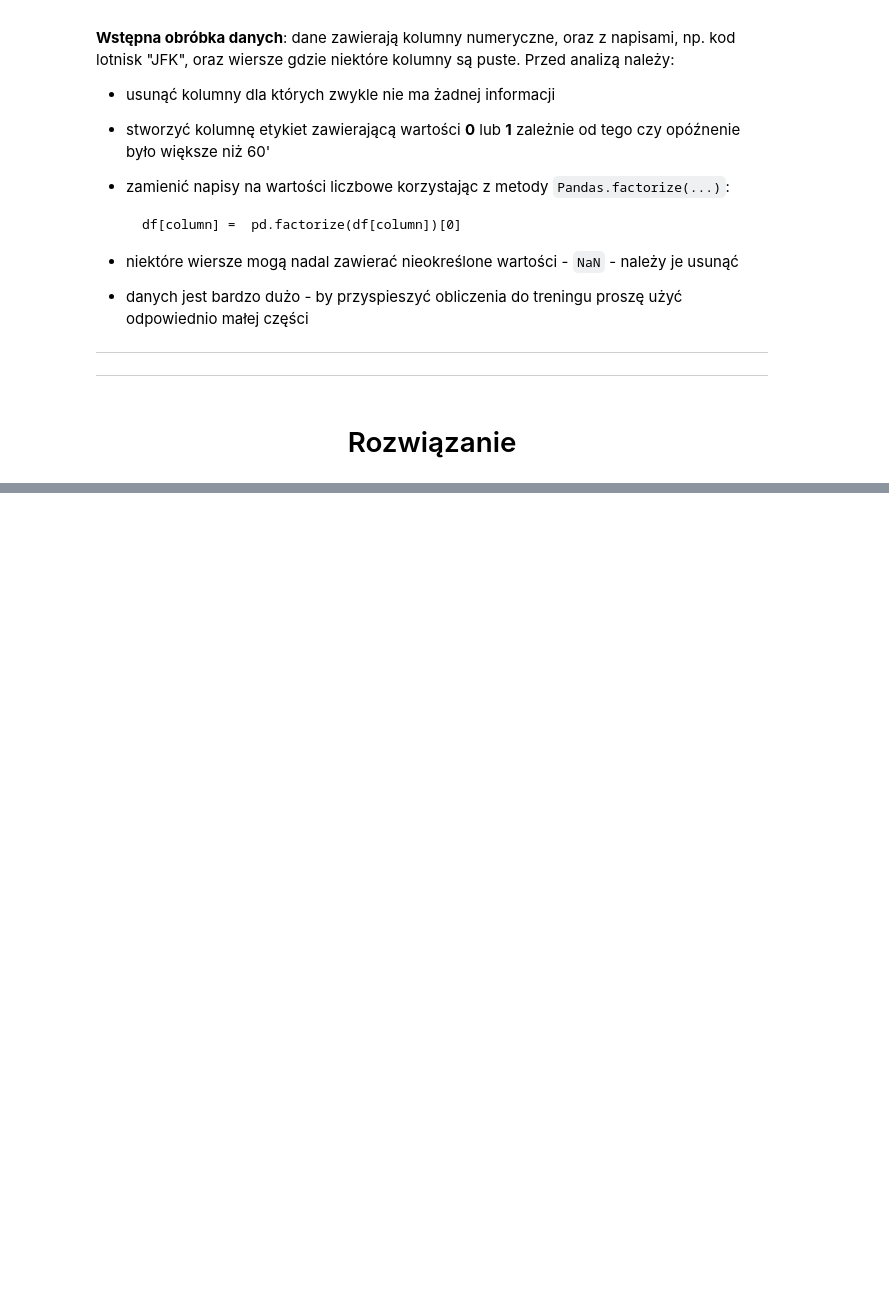
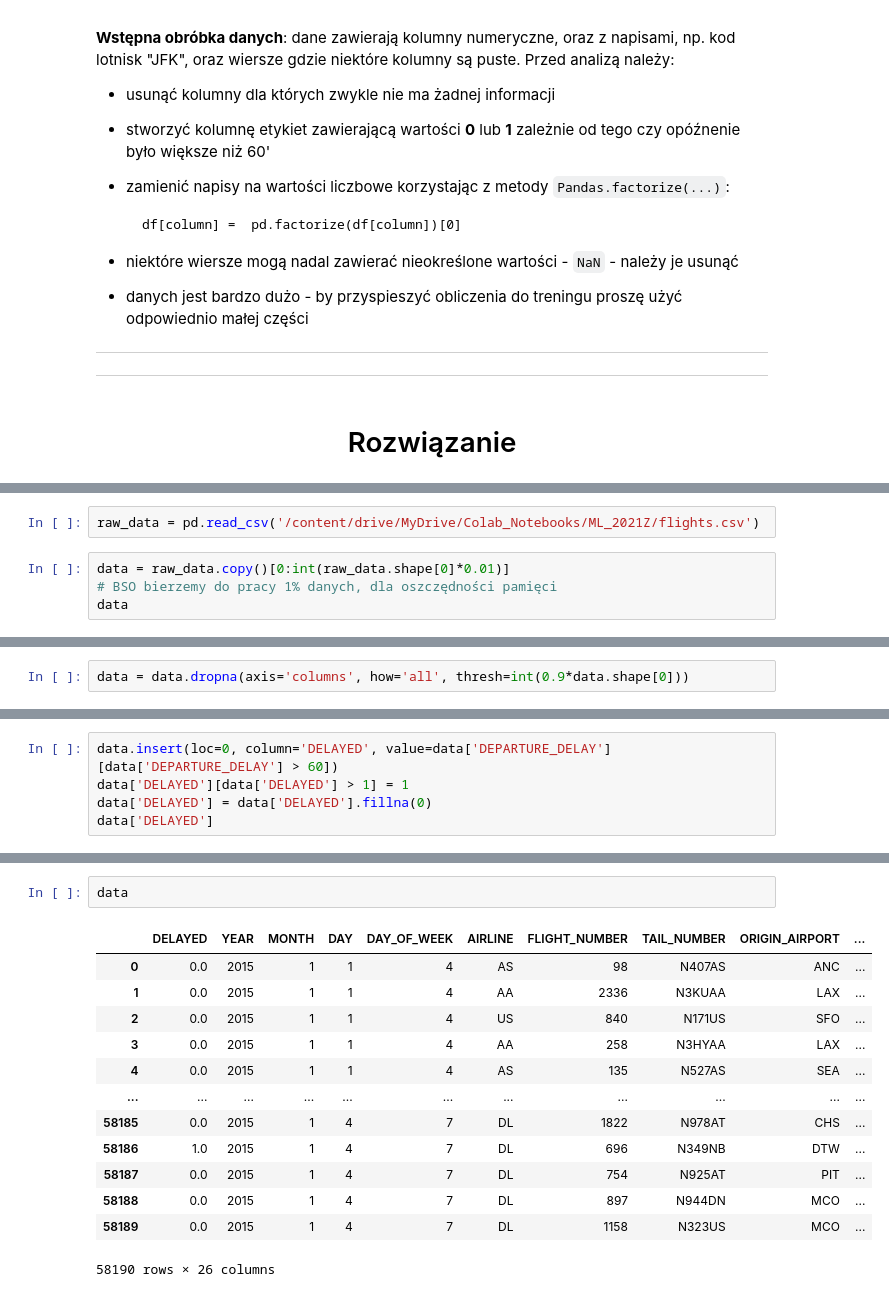
Before and after one commit to K4cp3rski/ML_FUW, a Jupyter notebook: Cybinski_01_zadanie_domowe.ipynb, the cells around one changed output, grey strips where cells are left out. Cells and saved outputs as stored; diff of their text form; blank space fills up the shorter version.

```diff
--- a/Cybinski_01_zadanie_domowe.ipynb
+++ b/Cybinski_01_zadanie_domowe.ipynb
@@ -65,0 +74,6 @@ drive.mount('/content/drive')
+# %%
+raw_data = pd.read_csv('/content/drive/MyDrive/Colab_Notebooks/ML_2021Z/flights.csv')
+# %%
+data = raw_data.copy()[0:int(raw_data.shape[0]*0.01)]
+# BSO bierzemy do pracy 1% danych, dla oszczędności pamięci
+data
@@ -65,0 +94,2 @@ drive.mount('/content/drive')
+# %%
+data = data.dropna(axis='columns', how='all', thresh=int(0.9*data.shape[0]))
@@ -65,0 +108,5 @@ drive.mount('/content/drive')
+# %%
+data.insert(loc=0, column='DELAYED', value=data['DEPARTURE_DELAY'][data['DEPARTURE_DELAY'] > 60])
+data['DELAYED'][data['DELAYED'] > 1] = 1
+data['DELAYED'] = data['DELAYED'].fillna(0)
+data['DELAYED']
@@ -65,0 +139,16 @@ drive.mount('/content/drive')
+# %%
+data
+# %% [output]
+|  | DELAYED | YEAR | MONTH | DAY | DAY_OF_WEEK | AIRLINE | FLIGHT_NUMBER | TAIL_NUMBER | ORIGIN_AIRPORT | ... |
+| 0 | 0.0 | 2015 | 1 | 1 | 4 | AS | 98 | N407AS | ANC | ... |
+| 1 | 0.0 | 2015 | 1 | 1 | 4 | AA | 2336 | N3KUAA | LAX | ... |
+| 2 | 0.0 | 2015 | 1 | 1 | 4 | US | 840 | N171US | SFO | ... |
+| 3 | 0.0 | 2015 | 1 | 1 | 4 | AA | 258 | N3HYAA | LAX | ... |
+| 4 | 0.0 | 2015 | 1 | 1 | 4 | AS | 135 | N527AS | SEA | ... |
+| ... | ... | ... | ... | ... | ... | ... | ... | ... | ... | ... |
+| 58185 | 0.0 | 2015 | 1 | 4 | 7 | DL | 1822 | N978AT | CHS | ... |
+| 58186 | 1.0 | 2015 | 1 | 4 | 7 | DL | 696 | N349NB | DTW | ... |
+| 58187 | 0.0 | 2015 | 1 | 4 | 7 | DL | 754 | N925AT | PIT | ... |
+| 58188 | 0.0 | 2015 | 1 | 4 | 7 | DL | 897 | N944DN | MCO | ... |
+| 58189 | 0.0 | 2015 | 1 | 4 | 7 | DL | 1158 | N323US | MCO | ... |
+58190 rows × 26 columns
```
Also changed, not shown: parts of 31 cells of this notebook.
